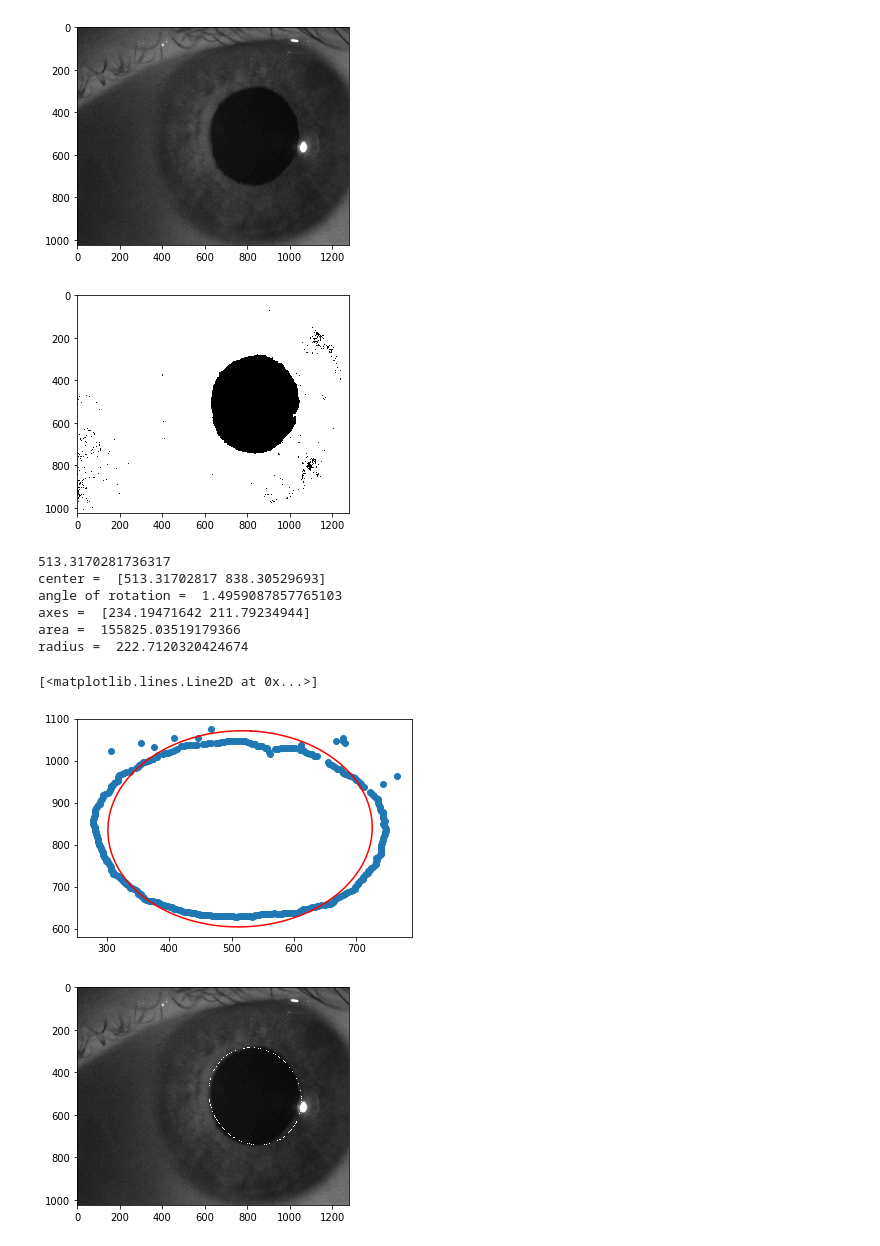
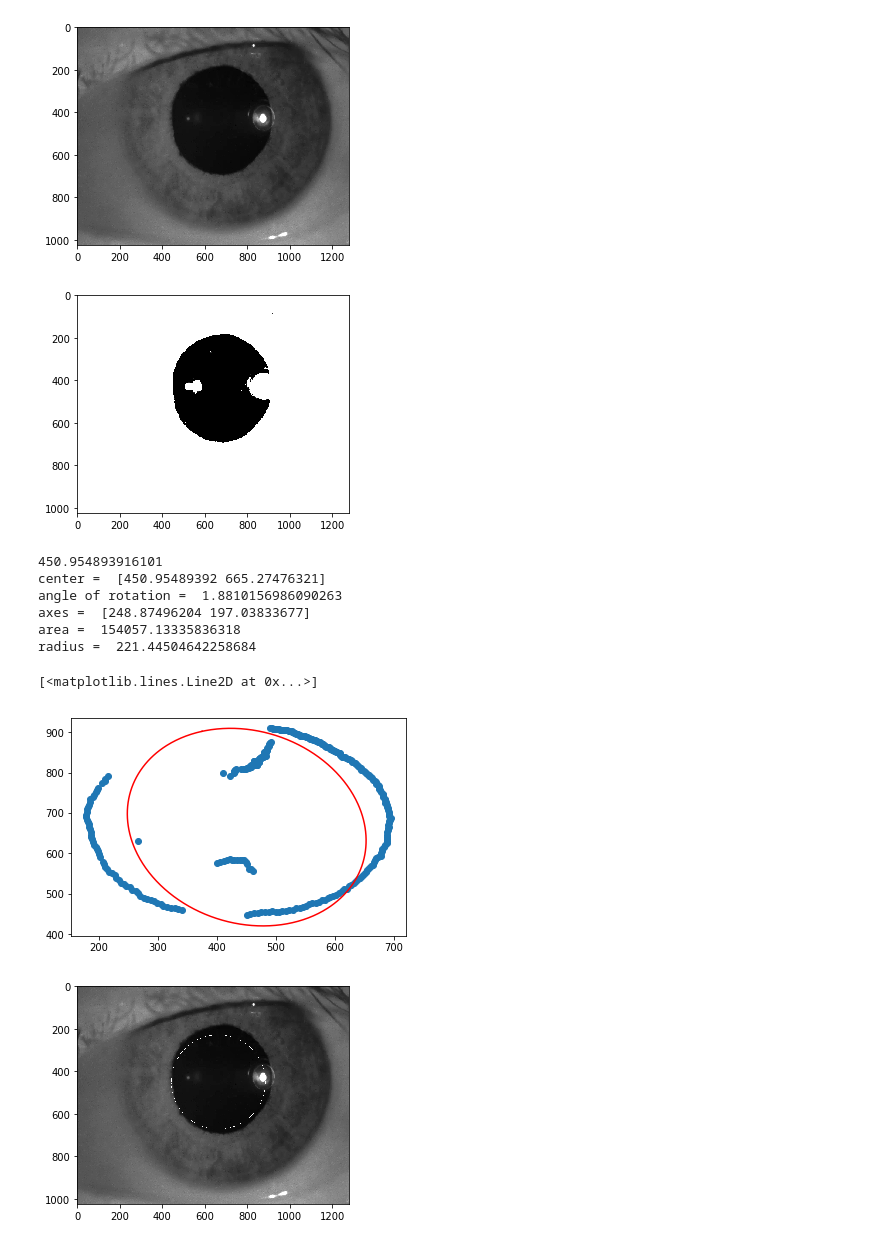
Before and after one commit to tingxiao/Pupil-Dilation-Tracking, a Jupyter notebook: line_iterator.ipynb, the cells around one changed output. Saved outputs shown, nothing was run; the diff lists cells and outputs as text; code cells hidden in the pictures.

```diff
--- a/line_iterator.ipynb
+++ b/line_iterator.ipynb
@@ -7,6 +7,15 @@ import numpy as np
 import csv
 import warnings
 from numpy.linalg import eig, inv
+# %%
+csv_file = '470_8.csv'
+threshold = 35
+input_frame = '470_8/frame{}.jpg'
+output_frame = '470_8_circle/frame{}.jpg'
+test_frame = '470_8/frame250.jpg'
+n_frame = 3687
+estimate_center = np.array([500,800])
+estimate_radius = 300
 # %%
 def createLineIterator(P1, P2, img):
     """
@@ -109,11 +118,11 @@ def find_edge_points(center, radius, img, d_theta = np.pi/180 ):
 #                break
 
         edge_detected = False
-        for i in range(1,len(result)-50):
+        for i in range(1,len(result)-5):
 
             if result[i-1][2] == 255:
                 edge_detected = True
-                for j in range(5):
+                for j in range(3):
                     if result[i+j][2] == 0:
                         edge_detected = False
             if edge_detected:
@@ -170,7 +179,7 @@ def ellipse_axis_length( a ):
     return np.array([res1, res2])
 # %%
 def image_thresholding(img):
-    threshold_pupil = 35
+    threshold_pupil = threshold
     idx1 = img[:,:] > threshold_pupil
     idx2 = img[:,:] < threshold_pupil
     img[idx1] = 255
@@ -200,7 +209,7 @@ def add_circle(img_mat,center,radius,luminance=255):
         for width in [-0.5, 0, 0.5]: # give width to the circle for viewing
             x = int(center[0] + (radius+width) * np.cos(rad))
             y = int(center[1] + (radius+width) * np.sin(rad))
-            img_mat[x,y] = luminance
+            img_mat.transpose()[x,y] = luminance
     return
 
 
@@ -217,15 +226,15 @@ def add_ellipse(img_mat,center,a,b,phi,luminance=255):
             img_mat.transpose()[x,y] = luminance
     return
 
-def save_image(img, center, a, b, phi, file_name, lum = 255):
+def save_image(img, center, radius, a, b, phi, file_name, lum = 255):
     show_circle_img = img.copy()
-    #add_circle(show_circle_img,center,radius,lum)
-    add_ellipse(show_circle_img,center,a,b,phi,lum)
+    add_circle(show_circle_img,center,radius,lum)
+    #add_ellipse(show_circle_img,center,a,b,phi,lum)
     imageio.imwrite(file_name, show_circle_img.transpose())
     return
 
 def export_to_csv(radius_data):
-    with open ('radius_data.csv', 'w') as csvfile:
+    with open (csv_file, 'w') as csvfile:
         writer = csv.writer(csvfile, lineterminator = '\n', delimiter=' ')
         for num in radius_data:
             writer.writerow([num])
@@ -233,21 +242,20 @@ def export_to_csv(radius_data):
 
 def isNaN(num):
     return num != num
-# %%
-test_frame = 'test_frames/frame4056.jpg'
 # %%
+#testing on one image
 img = get_image_mat(test_frame)
 show_image(img)
 # %% [output]
-[figure, old version]
+[figure, new version]
 # %%
 img = get_binary_image_mat(test_frame)
 show_image(img)
 # %% [output]
-[figure, old version]
+[figure, new version]
 # %%
-estimate_center = np.array([500,800])
-estimate_radius = 300
+#estimate_center = np.array([500,800])
+#estimate_radius = 300
 
 estimate_a = estimate_radius
 estimate_b = estimate_radius
@@ -288,21 +296,21 @@ xx = center[0] + a*np.cos(R)*np.cos(phi) - b*np.sin(R)*np.sin(phi)
 yy = center[1] + a*np.cos(R)*np.sin(phi) + b*np.sin(R)*np.cos(phi)
 py.plot(xx,yy, color = 'red')
 # %% [output]
-513.3170281736317
-center =  [513.31702817 838.30529693]
-angle of rotation =  1.4959087857765103
-axes =  [234.19471642 211.79234944]
-area =  155825.03519179366
-radius =  222.7120320424674
+450.954893916101
+center =  [450.95489392 665.27476321]
+angle of rotation =  1.8810156986090263
+axes =  [248.87496204 197.03833677]
+area =  154057.13335836318
+radius =  221.44504642258684
 [<matplotlib.lines.Line2D at 0x...>]
-[figure, old version]
+[figure, new version]
 # %%
 show_circle_img = get_image_mat(test_frame)
-#add_circle(show_circle_img,center,r,255)
-add_ellipse(show_circle_img,center,a,b,255)
+add_circle(show_circle_img,center,r,255)
+#add_ellipse(show_circle_img,center,a,b,255)
 show_image(show_circle_img)
 # %% [output]
-[figure, old version]
+[figure, new version]
 # %%
 radius_data = []
 
```
Also changed, not shown: parts of 1 cell of this notebook, 1 other file.
